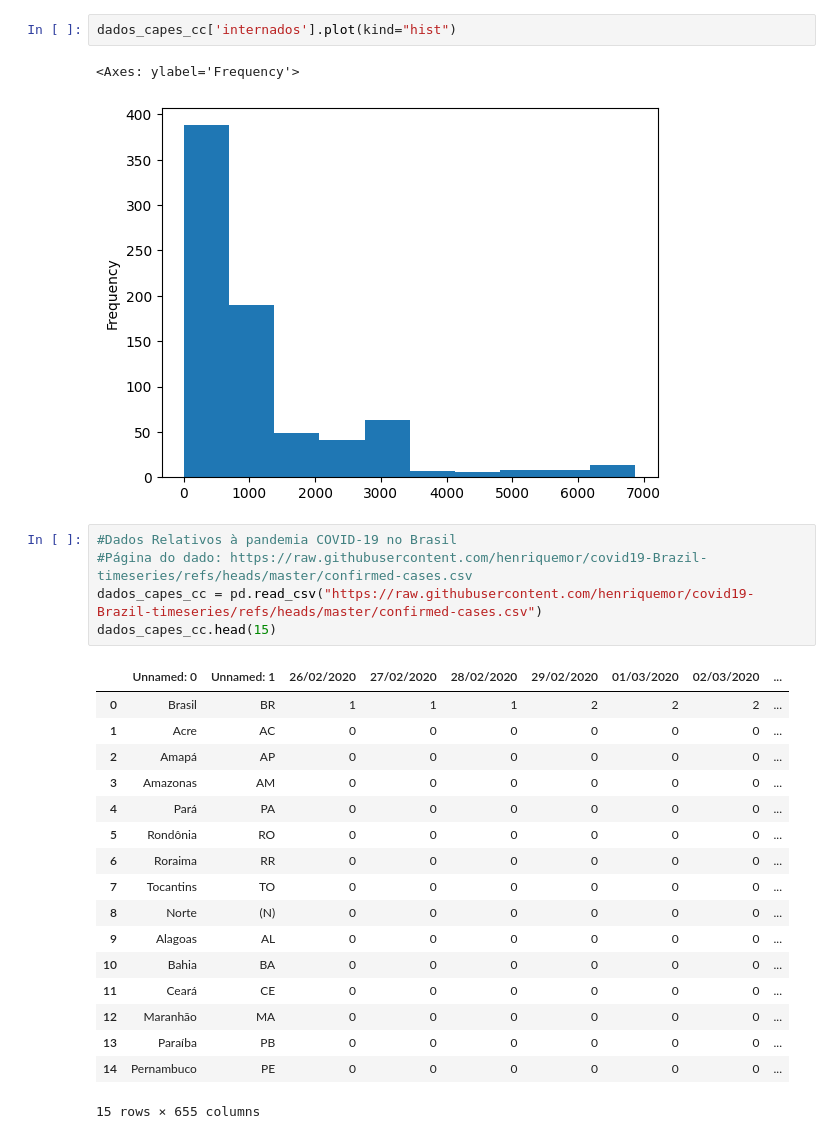
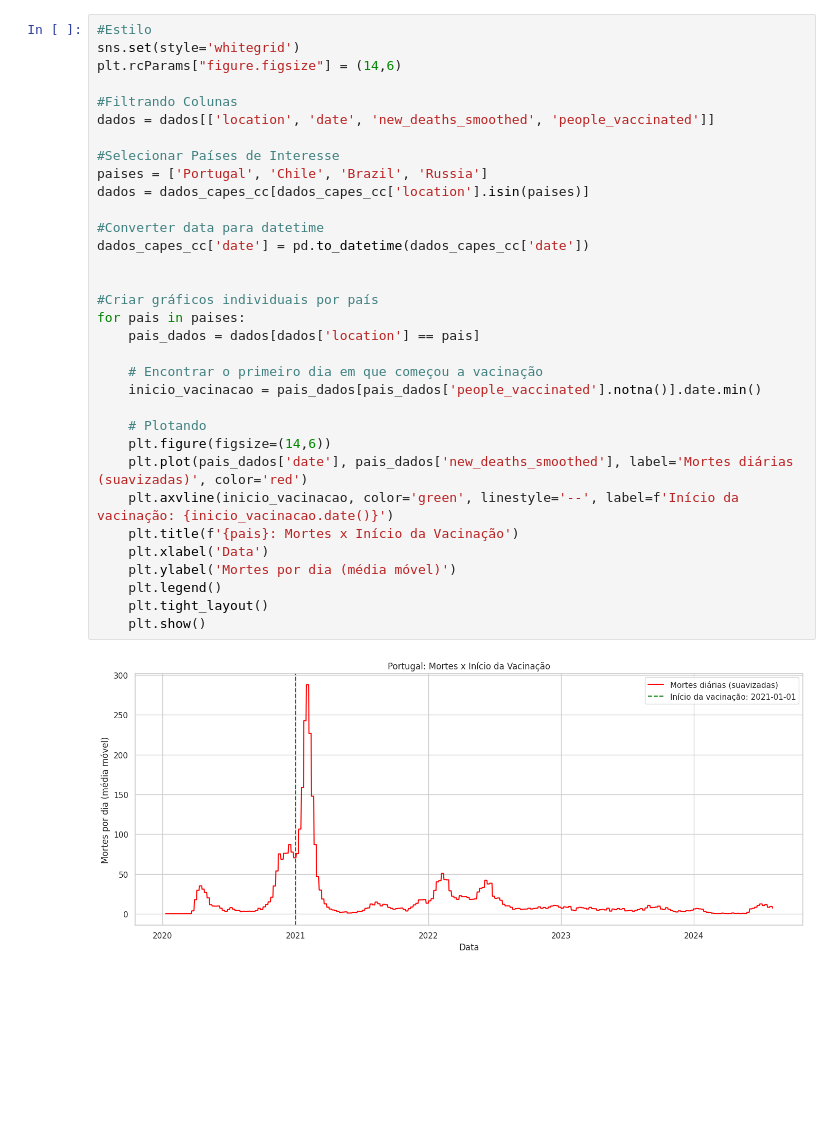
Before and after one commit to titopedro17/ProcessamentoDeDados, a Jupyter notebook: ProcessamentoDeDados.ipynb, the cells around one changed output. Cells and saved outputs as stored; diff of their text form; blank space fills up the shorter version.

```diff
--- a/ProcessamentoDeDados.ipynb
+++ b/ProcessamentoDeDados.ipynb
@@ -75,28 +87,35 @@ dados_capes_cc.describe()
-# %%
-dados_capes_cc['internados'].plot(kind="hist")
-# %% [output]
-<Axes: ylabel='Frequency'>
-[figure, removed]
-# %%
-#Dados Relativos à pandemia COVID-19 no Brasil
-#Página do dado: https://raw.githubusercontent.com/henriquemor/covid19-Brazil-timeseries/refs/heads/master/confirmed-cases.csv
-dados_capes_cc = pd.read_csv("https://raw.githubusercontent.com/henriquemor/covid19-Brazil-timeseries/refs/heads/master/confirmed-cases.csv")
-dados_capes_cc.head(15)
-# %% [output]
-|  | Unnamed: 0 | Unnamed: 1 | 26/02/2020 | 27/02/2020 | 28/02/2020 | 29/02/2020 | 01/03/2020 | 02/03/2020 | ... |
-| 0 | Brasil | BR | 1 | 1 | 1 | 2 | 2 | 2 | ... |
-| 1 | Acre | AC | 0 | 0 | 0 | 0 | 0 | 0 | ... |
-| 2 | Amapá | AP | 0 | 0 | 0 | 0 | 0 | 0 | ... |
-| 3 | Amazonas | AM | 0 | 0 | 0 | 0 | 0 | 0 | ... |
-| 4 | Pará | PA | 0 | 0 | 0 | 0 | 0 | 0 | ... |
-| 5 | Rondônia | RO | 0 | 0 | 0 | 0 | 0 | 0 | ... |
-| 6 | Roraima | RR | 0 | 0 | 0 | 0 | 0 | 0 | ... |
-| 7 | Tocantins | TO | 0 | 0 | 0 | 0 | 0 | 0 | ... |
-| 8 | Norte | (N) | 0 | 0 | 0 | 0 | 0 | 0 | ... |
-| 9 | Alagoas | AL | 0 | 0 | 0 | 0 | 0 | 0 | ... |
-| 10 | Bahia | BA | 0 | 0 | 0 | 0 | 0 | 0 | ... |
-| 11 | Ceará | CE | 0 | 0 | 0 | 0 | 0 | 0 | ... |
-| 12 | Maranhão | MA | 0 | 0 | 0 | 0 | 0 | 0 | ... |
-| 13 | Paraíba | PB | 0 | 0 | 0 | 0 | 0 | 0 | ... |
-| 14 | Pernambuco | PE | 0 | 0 | 0 | 0 | 0 | 0 | ... |
-15 rows × 655 columns
+# %%
+#Estilo
+sns.set(style='whitegrid')
+plt.rcParams["figure.figsize"] = (14,6)
+
+#Filtrando Colunas
+dados = dados[['location', 'date', 'new_deaths_smoothed', 'people_vaccinated']]
+
+#Selecionar Países de Interesse
+paises = ['Portugal', 'Chile', 'Brazil', 'Russia']
+dados = dados_capes_cc[dados_capes_cc['location'].isin(paises)]
+
+#Converter data para datetime
+dados_capes_cc['date'] = pd.to_datetime(dados_capes_cc['date'])
+
+
+#Criar gráficos individuais por país
+for pais in paises:
+    pais_dados = dados[dados['location'] == pais]
+
+    # Encontrar o primeiro dia em que começou a vacinação
+    inicio_vacinacao = pais_dados[pais_dados['people_vaccinated'].notna()].date.min()
+
+    # Plotando
+    plt.figure(figsize=(14,6))
+    plt.plot(pais_dados['date'], pais_dados['new_deaths_smoothed'], label='Mortes diárias (suavizadas)', color='red')
+    plt.axvline(inicio_vacinacao, color='green', linestyle='--', label=f'Início da vacinação: {inicio_vacinacao.date()}')
+    plt.title(f'{pais}: Mortes x Início da Vacinação')
+    plt.xlabel('Data')
+    plt.ylabel('Mortes por dia (média móvel)')
+    plt.legend()
+    plt.tight_layout()
+    plt.show()
+# %% [output]
+[figure, added]
```
Also changed, not shown: parts of 6 cells of this notebook.
